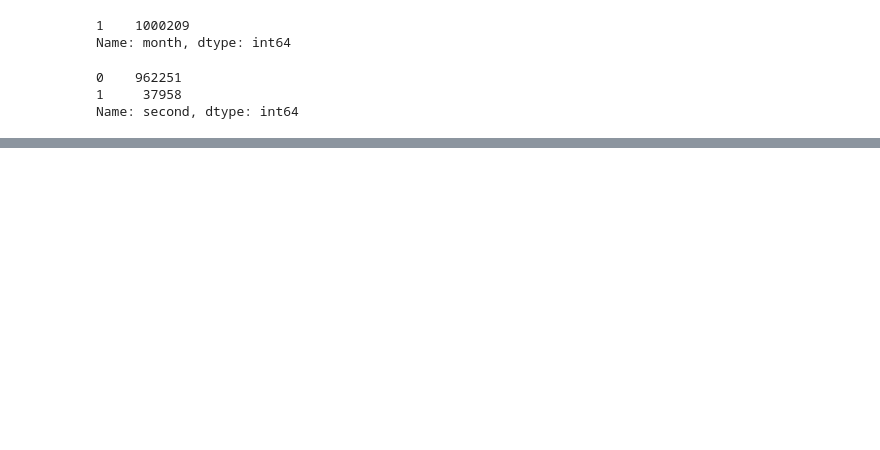
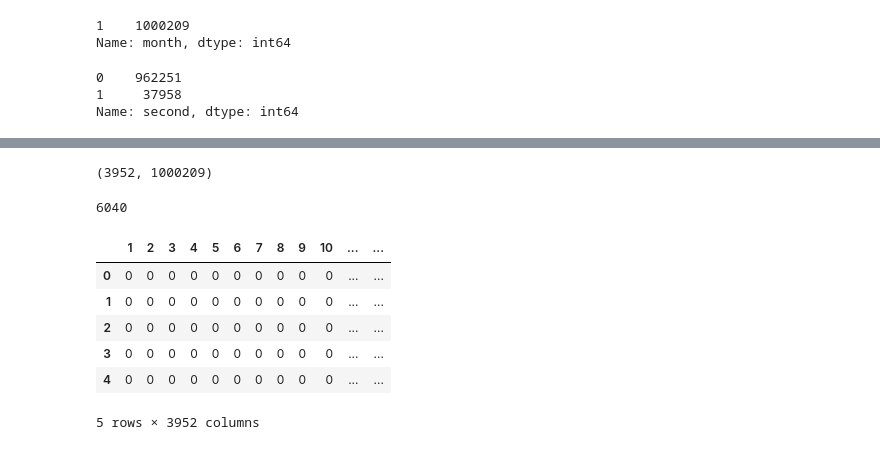
Before and after one commit to bhparijat/Recommendation-system-Pyspark, a Jupyter notebook: Recommendation System.ipynb, the cells around one changed output, grey strips where cells are left out. Saved outputs shown, nothing was run; the diff lists cells and outputs as text; code cells hidden in the pictures; blank space fills up the shorter version.

```diff
--- a/Recommendation System.ipynb
+++ b/Recommendation System.ipynb
@@ -109,0 +124,2 @@ movie_data.head()
+# %%
+ratings = ratings_data.merge(movie_data,on='movieId')
@@ -109,0 +145,3 @@ movie_data.head()
+# %%
+ratings = ratings[['userId','movieId']].astype(np.int32)
+ratings.head()
@@ -109,0 +171,31 @@ movie_data.head()
+# %%
+movie_data['movieId'].max(),ratings.shape[0]
+# %% [output]
+(3952, 1000209)
+# %%
+number_of_cols = movie_data['movieId'].max()
+
+number_of_rows = users_data['userId'].max()
+
+df = pd.DataFrame(data=np.zeros((number_of_rows,number_of_cols)),columns=range(1,number_of_cols+1),dtype=np.int16,index=pd.RangeIndex(start=1,stop=number_of_rows+1))
+# %%
+df.index.max()
+# %% [output]
+6040
+# %%
+from tqdm import tqdm
+for i,row in tqdm(ratings.iterrows()):
+    user = np.int(row['userId'])
+    movie = np.int(row['movieId'])
+    print(user,movie)
+    df.iloc[user,movie] = 1
+# %%
+df.head()
+# %% [output]
+|  | 1 | 2 | 3 | 4 | 5 | 6 | 7 | 8 | 9 | 10 | ... | ... |
+| 0 | 0 | 0 | 0 | 0 | 0 | 0 | 0 | 0 | 0 | 0 | ... | ... |
+| 1 | 0 | 0 | 0 | 0 | 0 | 0 | 0 | 0 | 0 | 0 | ... | ... |
+| 2 | 0 | 0 | 0 | 0 | 0 | 0 | 0 | 0 | 0 | 0 | ... | ... |
+| 3 | 0 | 0 | 0 | 0 | 0 | 0 | 0 | 0 | 0 | 0 | ... | ... |
+| 4 | 0 | 0 | 0 | 0 | 0 | 0 | 0 | 0 | 0 | 0 | ... | ... |
+5 rows × 3952 columns
```
Also changed, not shown: parts of 23 cells of this notebook.
